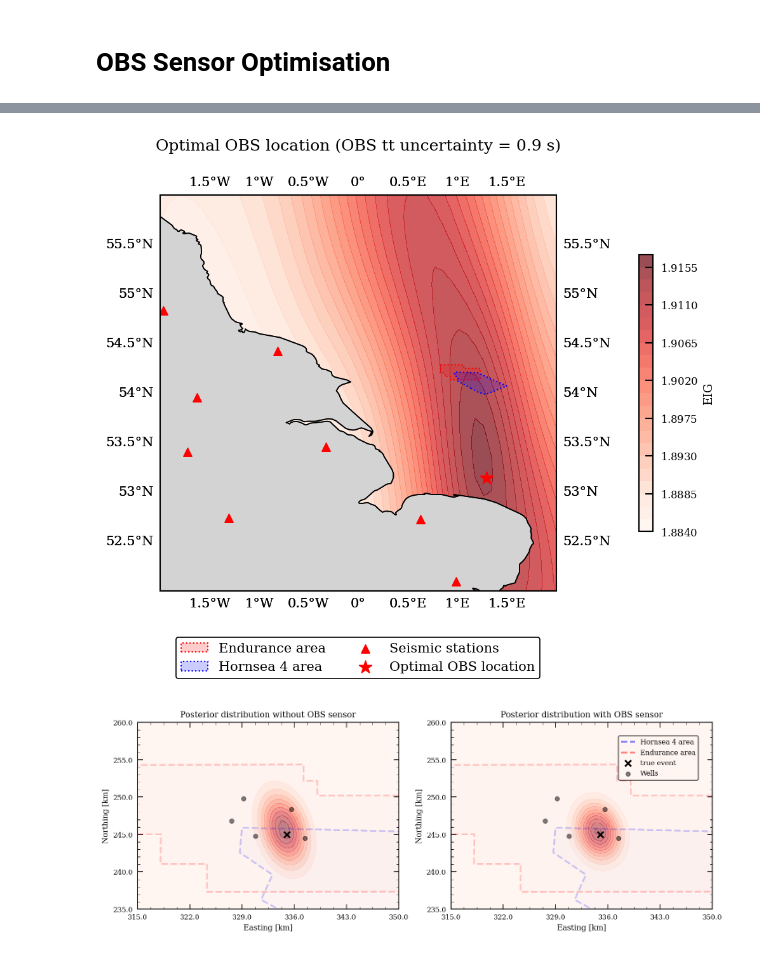
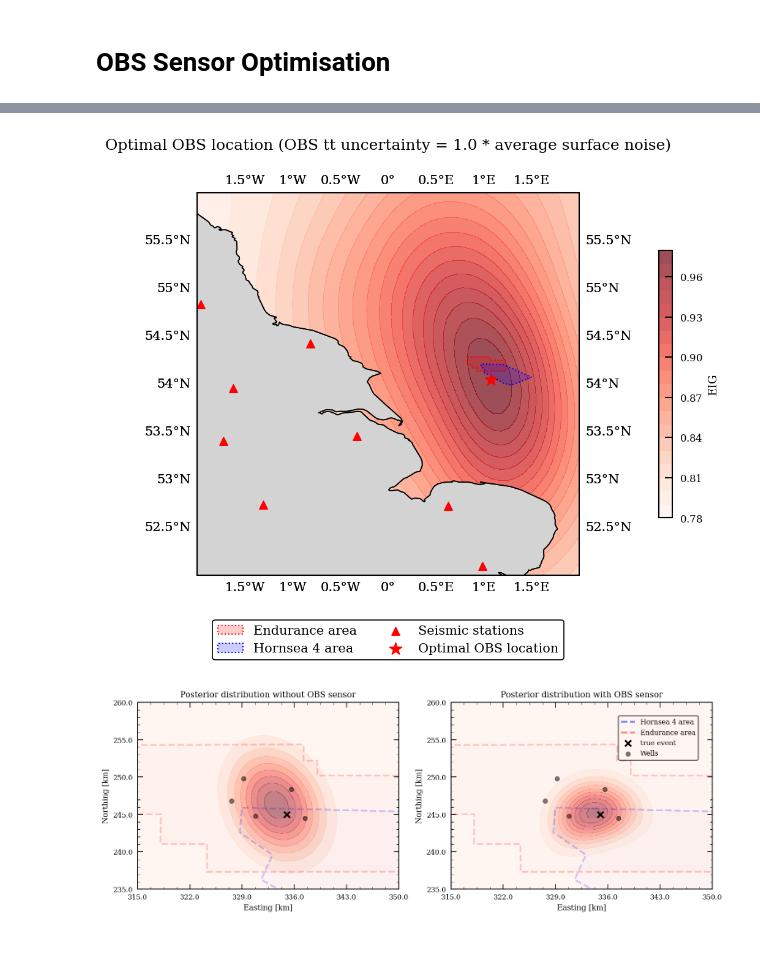
Before and after one commit to dominik-strutz/Endurance_CCS_design_study, a Jupyter notebook: endurance_design_study.ipynb, the cells around one changed output, grey strips where cells are left out. Drawn from its saved outputs; the diff is of its cells as text; code cells hidden in the pictures.

```diff
--- a/endurance_design_study.ipynb
+++ b/endurance_design_study.ipynb
@@ -571,9 +550,26 @@ plt.show()
 # OBS Sensor Optimisation
 # %%
 from ax.service.ax_client import AxClient
+from ax.modelbridge.generation_strategy import GenerationStrategy, GenerationStep
+from ax.modelbridge.registry import Models
 from ax.utils.notebook.plotting import init_notebook_plotting, render
 
-ax_client = AxClient(verbose_logging=False)
+gs = GenerationStrategy(
+    steps=[
+        GenerationStep(
+            model=Models.SOBOL,
+            num_trials=30,
+            min_trials_observed=30,
+        ),
+        GenerationStep(
+            model=Models.GPEI,
+            num_trials=-1,
+            max_parallelism=10,  # Can set higher parallelism if needed
+        )
+    ]
+)
+
+ax_client = AxClient(verbose_logging=False, generation_strategy=gs)
 
 x_min, x_max = topo_data_xy.coords['E'].values.min(), topo_data_xy.coords['E'].values.max()
 y_min, y_max = topo_data_xy.coords['N'].values.min(), topo_data_xy.coords['N'].values.max()
@@ -585,9 +581,8 @@ ax_client.create_experiment(
         {'name': 'obs_1_y', 'type': 'range', 'value_type': 'float', 'bounds': [y_min, y_max]},
     ],
     objective_name='EIG',
+    # choose_generation_strategy_kwargs=
 )
-
-tt_std = avg_surface_seis_noise
 
 class Optimisation_Func:
 
@@ -647,43 +637,38 @@ EIG = np.array(ax_client.get_contour_plot(param_x="obs_1_x", param_y="obs_1_y",
 y_latlon, x_latlon = xy2latlong(x, y, topo_data_xy, topo_data_latlon)
 
 fig, ax = plt.subplots(figsize=(9, 6), subplot_kw=dict(projection=projPC))
-
-# im = xr.plot.imshow(
-#     topo_data_xy, cmap='Greys', x='E', y='N', #xlim=(local_lon_min, local_lon_max), ylim=(local_lat_min, local_lat_max),
-#     vmin=-3, vmax=-2, alpha=1.0, zorder=1,
-#     add_colorbar=False)
 
 plot_geographic_settings(
     ax, lon_min, lon_max, lat_min, lat_max,
     landmarks_df, endurance_area_latlon, hornsea_4_latlon,
     seismic_inventory, projPC,
     # add_mine=boulby_mine_latlon,
     add_land=False, add_cities=False)
 
 cont = ax.contourf(x_latlon, y_latlon, EIG, levels=20, cmap='Reds', alpha=0.7, zorder=-2,)
 
 od_lat, od_lon = xy2latlong(optimal_design[:, 0].numpy(), optimal_design[:, 1].numpy(), topo_data_xy, topo_data_latlon)
 ax.scatter(od_lon[-1], od_lat[-1], marker='*', s=100, color='red', zorder=10, label='Optimal OBS location')
 
 ax.gridlines(draw_labels=True, dms=False, x_inline=False, y_inline=False, alpha=0.0)
 
 ax.coastlines()
 
 ax.add_feature(cartopy.feature.LAND, zorder=-1, edgecolor='k', facecolor='lightgrey')
 fig.colorbar(cont, label='EIG', shrink=0.7, ax=ax, pad=0.1,)
 
 # place legend below plot
 ax.legend(loc='upper center', bbox_to_anchor=(0.5, -0.05), ncol=2, fontsize=10)
 
-ax.set_title(f'Optimal OBS location (OBS tt uncertainty = {avg_surface_seis_noise:.1f} s)', fontsize=12, pad=20)
+ax.set_title(f'Optimal OBS location (OBS tt uncertainty = 1.0 * average surface noise)', fontsize=12, pad=20)
 
 ax.set_aspect('equal')
 
 plt.tight_layout()
 
 plt.show()
 # %% [output]
-[figure, old version]
+[figure, new version]
 # %%
 from helper_functions import plot_modelspace_dist_slice
 
@@ -693,11 +678,9 @@ fig, ax_dict = plt.subplot_mosaic([['a', 'b']], figsize=(12, 6))
 
 ax = ax_dict['a']
 
+tt_obs = Forward_Class(design_seis_only, true_event[None, :]).squeeze()
 
-inp = prepare_input_data(true_event.unsqueeze(0), design_seis_only)
-tt_obs = torch.from_numpy(Eik_nn.Traveltime(inp, verbose=0))
-
-p_posterior, p_prior, p_posterior_X, p_posterior_Y, p_posterior_Z = gridsearch_posterior(tt_obs, x_local, y_local, z_local, design_seis_only, Eik_nn, prior_dist, data_likelihood)
+p_posterior, p_prior, p_posterior_X, p_posterior_Y, p_posterior_Z = gridsearch_posterior(tt_obs, x_local, y_local, z_local, design_seis_only, prior_dist, p_d)
 
 plot_modelspace_dist_slice(
     ax, p_posterior, p_posterior_X, p_posterior_Y, p_posterior_Z,
@@ -717,10 +700,9 @@ ax.set_title(f'Posterior distribution without OBS sensor')
 
 ax = ax_dict['b']
 
-inp = prepare_input_data(true_event.unsqueeze(0), optimal_design)
-tt_obs = torch.from_numpy(Eik_nn.Traveltime(inp, verbose=0))
+tt_obs = Forward_Class(optimal_design, true_event[None, :]).squeeze()
 
-p_posterior, p_prior, p_posterior_X, p_posterior_Y, p_posterior_Z = gridsearch_posterior(tt_obs, x_local, y_local, z_local, optimal_design, Eik_nn, prior_dist, data_likelihood)
+p_posterior, p_prior, p_posterior_X, p_posterior_Y, p_posterior_Z = gridsearch_posterior(tt_obs, x_local, y_local, z_local, optimal_design, prior_dist, p_d)
 
 plot_modelspace_dist_slice(
     ax, p_posterior, p_posterior_X, p_posterior_Y, p_posterior_Z,
@@ -737,5 +719,5 @@ ax.set_title(f'Posterior distribution with OBS sensor')
 
 plt.show()
 # %% [output]
-[figure, old version]
+[figure, new version]
 # %%
```
Also changed, not shown: parts of 21 cells of this notebook, 14 other files.
